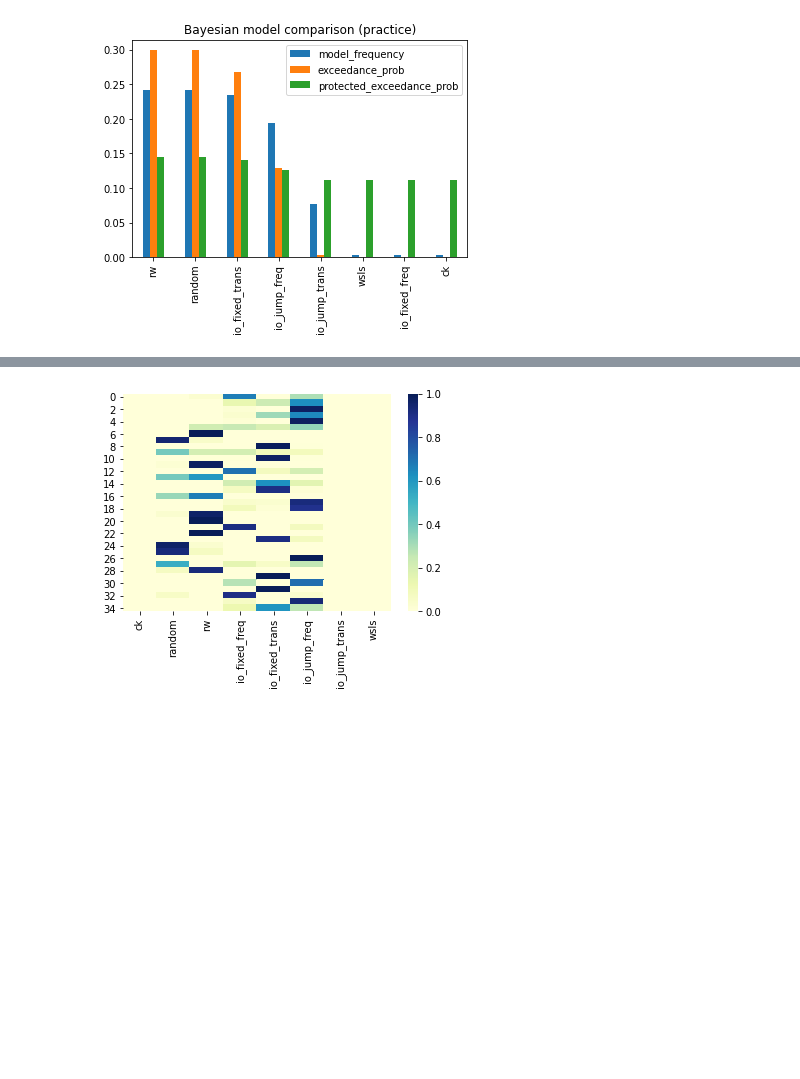
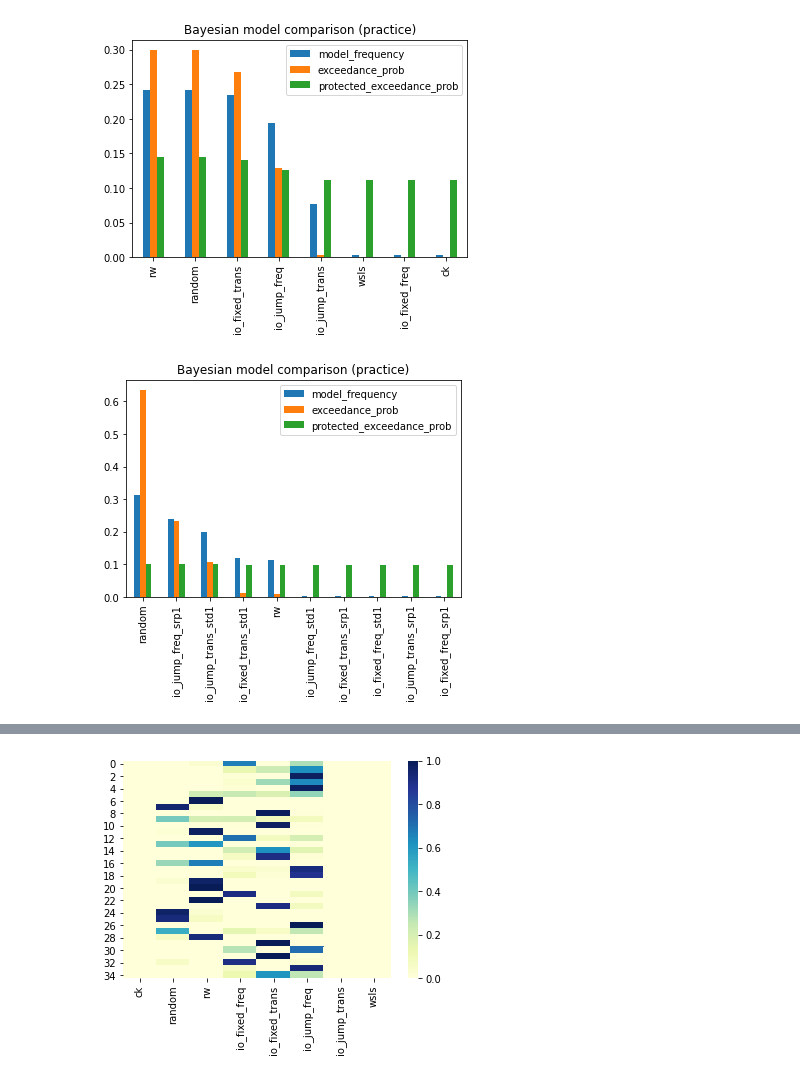
Before and after one commit to syzhang/tsl_hbi, a Jupyter notebook: vba/plot_dev.ipynb, the cells around one changed output, grey strips where cells are left out. Drawn from its saved outputs; the diff is of its cells as text; code cells hidden in the pictures; blank space fills up the shorter version.

```diff
--- a/vba/plot_dev.ipynb
+++ b/vba/plot_dev.ipynb
@@ -17,7 +17,10 @@ def plot_bms_freq(input_csv):
     f.set_xticklabels(df_sort.model_name)
     fname = input_csv.split('/')[-1].split('.')[0]
     f.set_title('Bayesian model comparison ('+fname+')')
-    f.get_figure().savefig('./figs/'+fname+'_freq.pdf')
+    if 'rt' in input_csv:
+        f.get_figure().savefig('./figs_rt/'+fname+'_freq_rt.pdf',bbox_inches = 'tight')
+    else:
+        f.get_figure().savefig('./figs/'+fname+'_freq.pdf',bbox_inches = 'tight')
 # %%
 plot_bms_freq('./output/fmri.csv')
 # %% [output]
@@ -26,3 +29,7 @@ plot_bms_freq('./output/fmri.csv')
 plot_bms_freq('./output/practice.csv')
 # %% [output]
 [figure]
+# %%
+plot_bms_freq('./output_rt/practice.csv')
+# %% [output]
+[figure, added]
```
Also changed, not shown: parts of 7 cells of this notebook, 22 other files.
